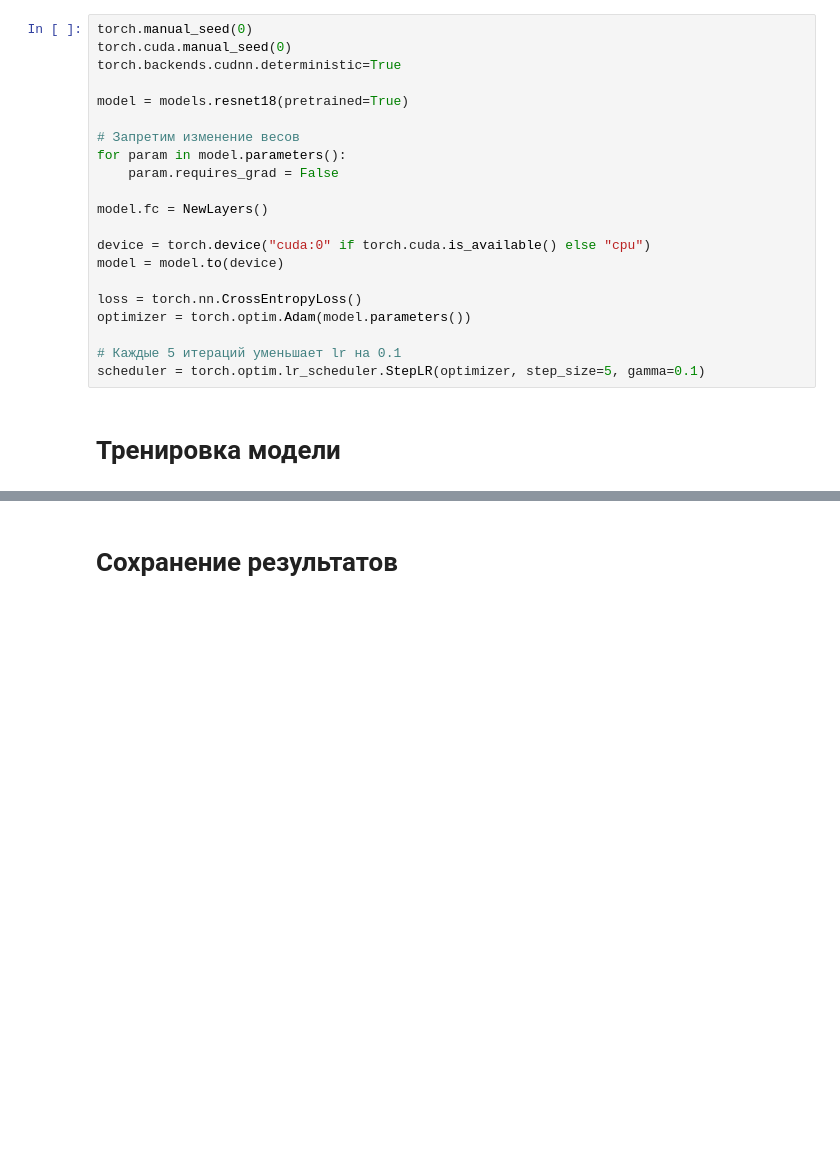
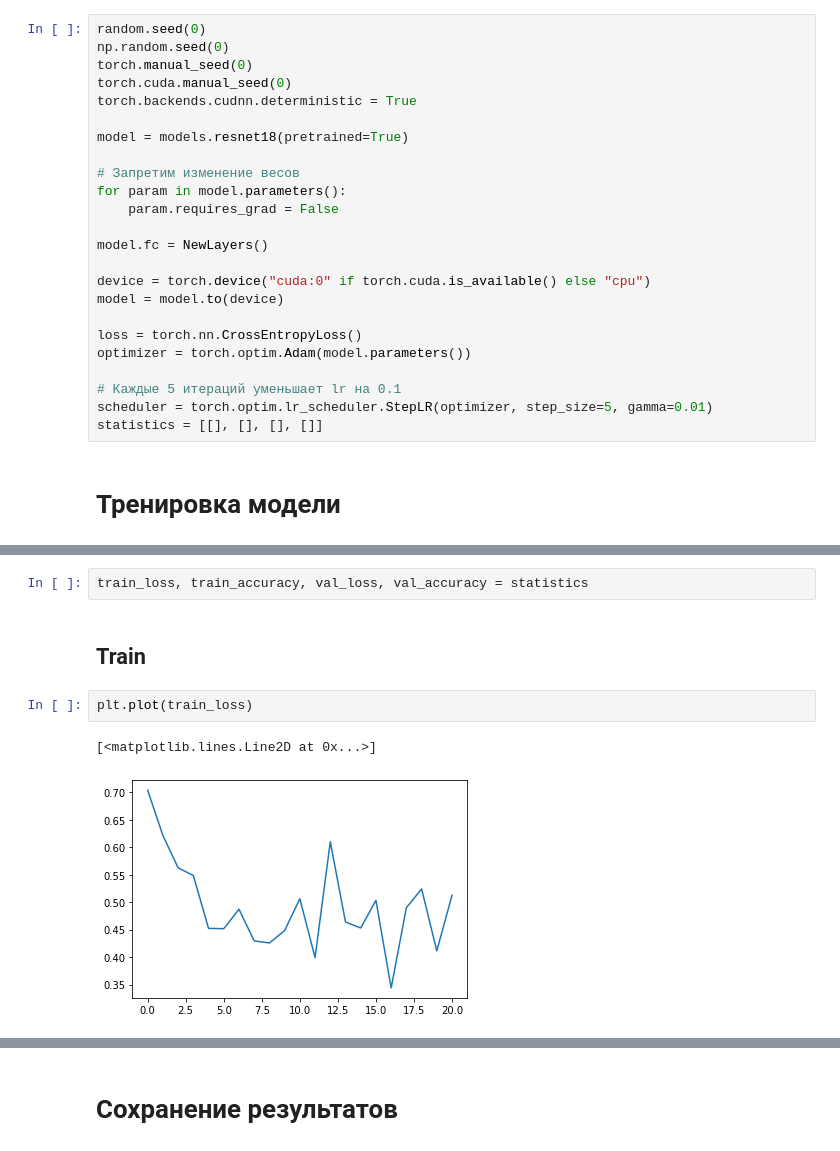
Before and after one commit to stasivs/Cleaned_vs_Dirty, a Jupyter notebook: Clear vs Dirty.ipynb, the cells around one changed output, grey strips where cells are left out. Drawn from its saved outputs; the diff is of its cells as text; blank space fills up the shorter version.

```diff
--- a/Clear vs Dirty.ipynb
+++ b/Clear vs Dirty.ipynb
@@ -234,9 +215,11 @@ class NewLayers(torch.nn.Module):
 
         return x
 # %%
+random.seed(0)
+np.random.seed(0)
 torch.manual_seed(0)
 torch.cuda.manual_seed(0)
-torch.backends.cudnn.deterministic=True
+torch.backends.cudnn.deterministic = True
 
 model = models.resnet18(pretrained=True)
 
@@ -253,6 +236,7 @@ loss = torch.nn.CrossEntropyLoss()
 optimizer = torch.optim.Adam(model.parameters())
 
 # Каждые 5 итераций уменьшает lr на 0.1
-scheduler = torch.optim.lr_scheduler.StepLR(optimizer, step_size=5, gamma=0.1)
+scheduler = torch.optim.lr_scheduler.StepLR(optimizer, step_size=5, gamma=0.01)
+statistics = [[], [], [], []]
 # %% [markdown]
 <h1>Тренировка модели</h1>
@@ -279,0 +257,9 @@ train Loss: 0.1370 Acc: 0.9937
+# %%
+train_loss, train_accuracy, val_loss, val_accuracy = statistics
+# %% [markdown]
+<h2>Train</h2>
+# %%
+plt.plot(train_loss)
+# %% [output]
+[<matplotlib.lines.Line2D at 0x...>]
+[figure, added]
```
Also changed, not shown: parts of 18 cells of this notebook.
